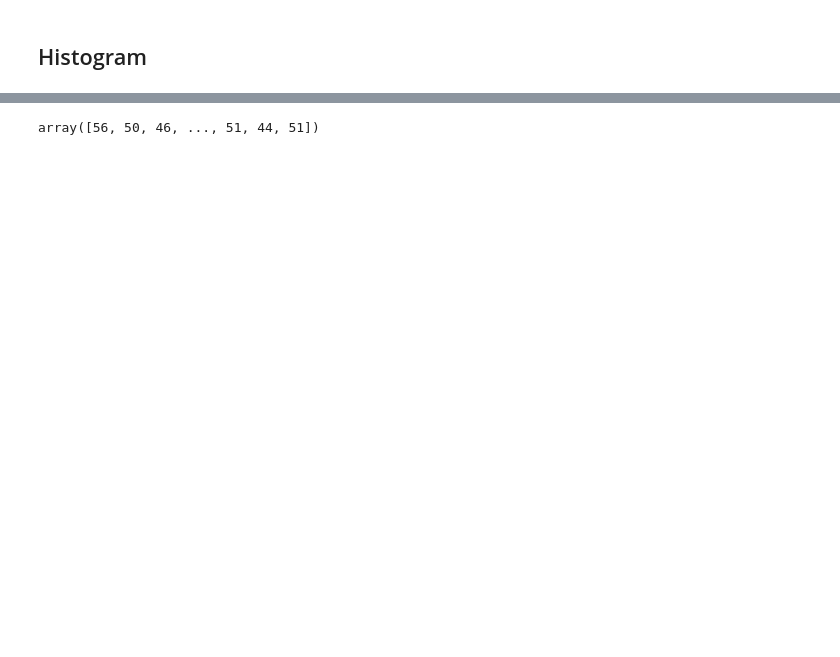
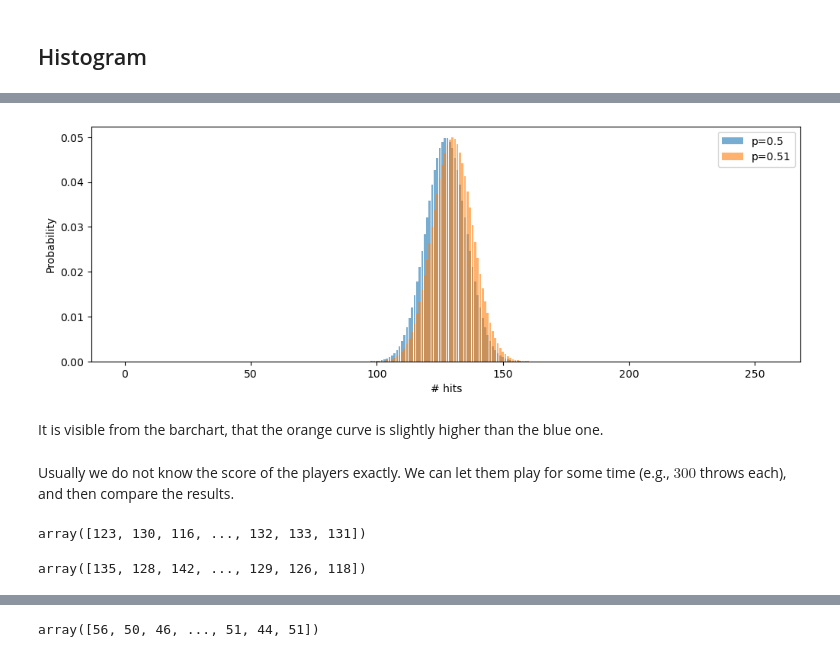
Before and after one commit to uibk-uncover/mip-stego-demo, a Jupyter notebook: notebooks/3_chi2_full.ipynb, the cells around one changed output, grey strips where cells are left out. Cells and saved outputs as stored; diff of their text form; code cells hidden in the pictures; blank space fills up the shorter version.

```diff
--- a/notebooks/3_chi2_full.ipynb
+++ b/notebooks/3_chi2_full.ipynb
@@ -75,0 +83,22 @@ def lsbr_permuted(x, alpha=1., seed=12345):
+# %%
+dis0_51 = scipy.stats.binom.pmf(trials, 255, .51)  # score probabilities at 51:49
+# %%
+plt.bar(trials, dis0_5, alpha=.6, label='p=0.5');
+plt.bar(trials, dis0_51, alpha=.6, label='p=0.51');
+plt.xlabel('# hits'); plt.ylabel('Probability'); plt.legend();
+# %% [output]
+[figure, added]
+# %% [markdown]
+It is visible from the barchart, that the orange curve is slightly higher than the blue one.
+# %% [markdown]
+Usually we do not know the score of the players exactly. We can let them play for some time (e.g., $300$ throws each), and then compare the results.
+# %%
+sample0_5 = scipy.stats.binom.rvs(255, .5, size=500, random_state=42)
+sample0_5
+# %% [output]
+array([123, 130, 116, ..., 132, 133, 131])
+# %%
+sample0_51 = scipy.stats.binom.rvs(255, .51, size=500, random_state=42)
+sample0_51
+# %% [output]
+array([135, 128, 142, ..., 129, 126, 118])
```
Also changed, not shown: parts of 25 cells of this notebook, 1 other file.
